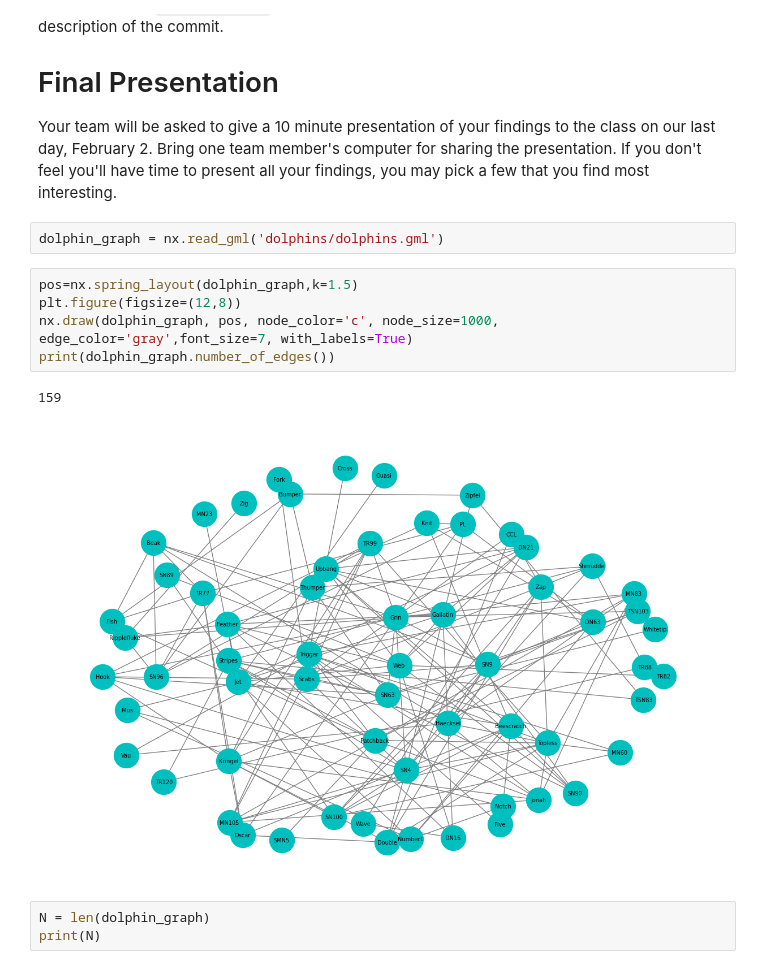
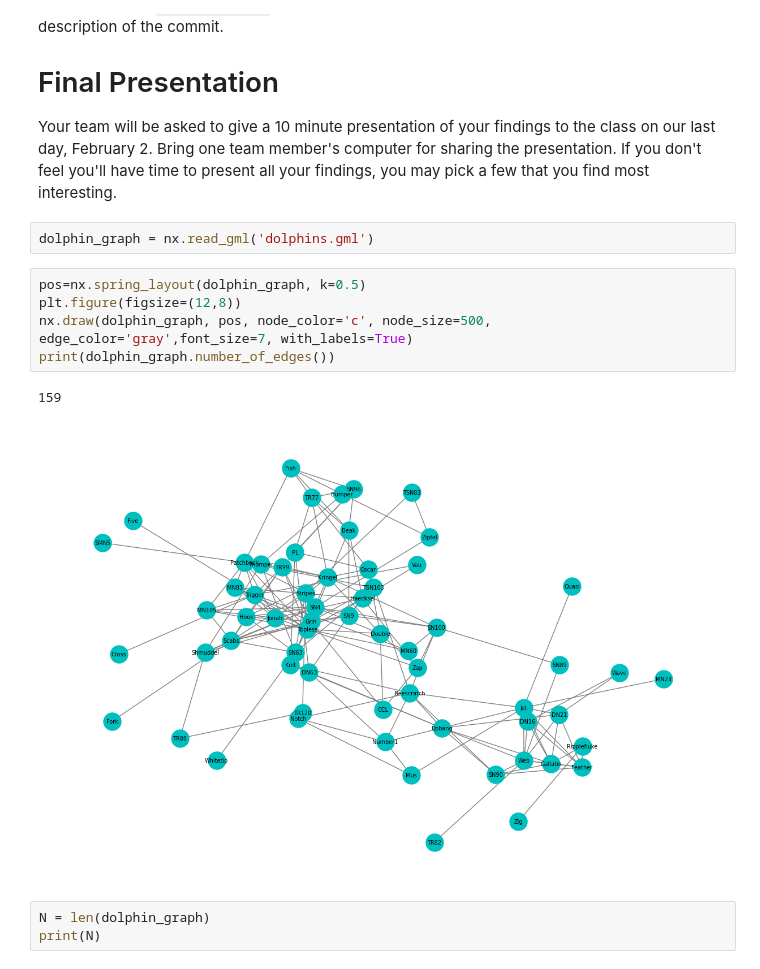
Before and after one commit to ztray25/math-1010-Tray, a Jupyter notebook: dolphins/Final Project.ipynb, the cells around one changed output. Drawn from its saved outputs; the diff is of its cells as text.

```diff
--- a/dolphins/Final Project.ipynb
+++ b/dolphins/Final Project.ipynb
@@ -54,15 +54,15 @@ You should submit your compiled report to one team member's GitHub by 1PM on Thu
 # Final Presentation
 Your team will be asked to give a 10 minute presentation of your findings to the class on our last day, February 2. Bring one team member's computer for sharing the presentation. If you don't feel you'll have time to present all your findings, you may pick a few that you find most interesting.
 # %%
-dolphin_graph = nx.read_gml('dolphins/dolphins.gml')
+dolphin_graph = nx.read_gml('dolphins.gml')
 # %%
-pos=nx.spring_layout(dolphin_graph,k=1.5)
+pos=nx.spring_layout(dolphin_graph, k=0.5)
 plt.figure(figsize=(12,8))
-nx.draw(dolphin_graph, pos, node_color='c', node_size=1000, edge_color='gray',font_size=7, with_labels=True)
+nx.draw(dolphin_graph, pos, node_color='c', node_size=500, edge_color='gray',font_size=7, with_labels=True)
 print(dolphin_graph.number_of_edges())
 # %% [output]
 159
-[figure, old version]
+[figure, new version]
 # %%
 N = len(dolphin_graph)
 print(N)
```
Also changed, not shown: parts of 9 cells of this notebook.
